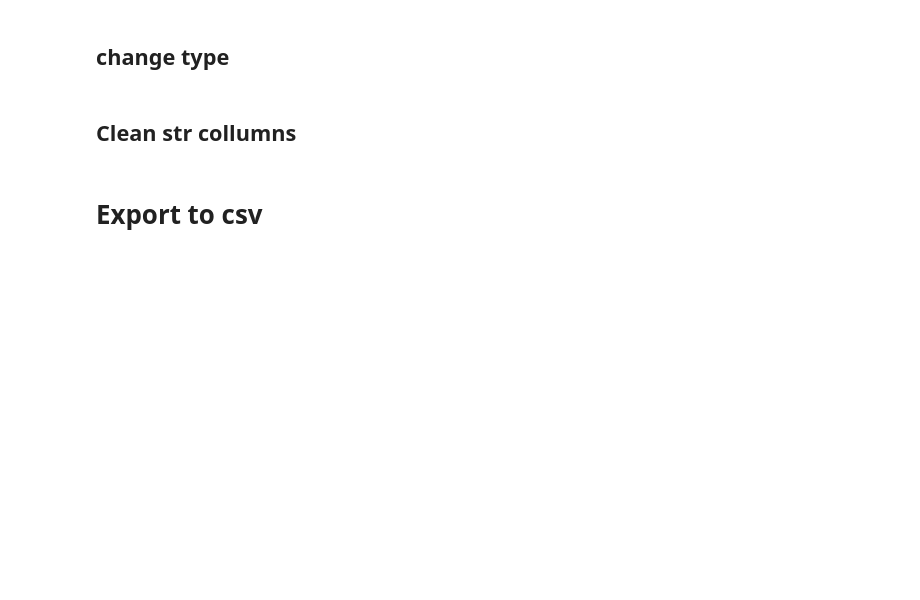
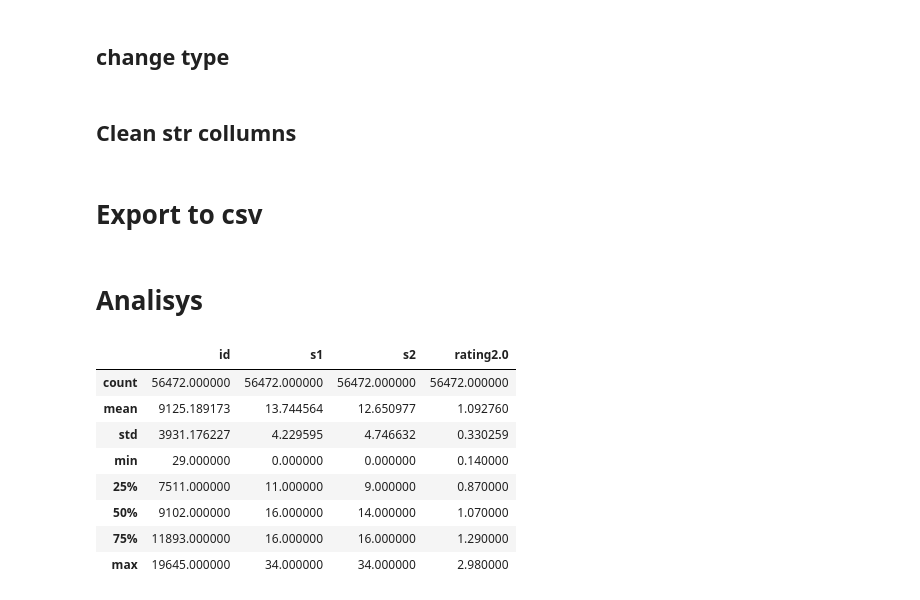
Before and after one commit to Lucascapdeville/CSGO_Player_Perfomance, a Jupyter notebook: HLTV_data_cleaning.ipynb, the cells around one changed output. Saved outputs shown, nothing was run; the diff lists cells and outputs as text; code cells hidden in the pictures; blank space fills up the shorter version.

```diff
--- a/HLTV_data_cleaning.ipynb
+++ b/HLTV_data_cleaning.ipynb
@@ -88,3 +88,17 @@ players_stats['event_tier']=players_stats['event_tier'].str.strip()
 # Export to csv
 # %%
 players_stats.to_csv('data/players_stats.csv',sep = ';')
+# %% [markdown]
+# Analisys
+# %%
+players_stats.describe()
+# %% [output]
+|  | id | s1 | s2 | rating2.0 |
+| count | 56472.000000 | 56472.000000 | 56472.000000 | 56472.000000 |
+| mean | 9125.189173 | 13.744564 | 12.650977 | 1.092760 |
+| std | 3931.176227 | 4.229595 | 4.746632 | 0.330259 |
+| min | 29.000000 | 0.000000 | 0.000000 | 0.140000 |
+| 25% | 7511.000000 | 11.000000 | 9.000000 | 0.870000 |
+| 50% | 9102.000000 | 16.000000 | 14.000000 | 1.070000 |
+| 75% | 11893.000000 | 16.000000 | 16.000000 | 1.290000 |
+| max | 19645.000000 | 34.000000 | 34.000000 | 2.980000 |
```
Also changed, not shown: parts of 1 cell of this notebook, 2 other files.
